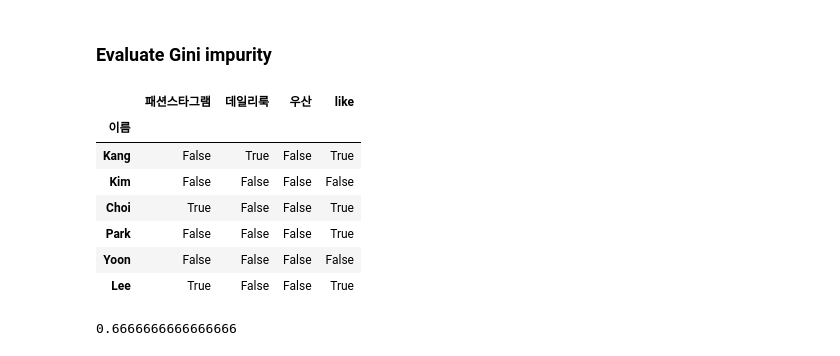
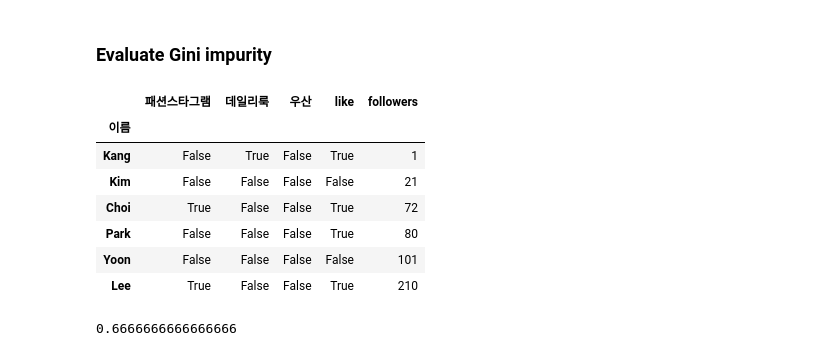
Before and after one commit to bwowby/DS, a Jupyter notebook: ir-basic/gini_impurity.ipynb, the cells around one changed output. Drawn from its saved outputs; the diff is of its cells as text; code cells hidden in the pictures.

```diff
--- a/ir-basic/gini_impurity.ipynb
+++ b/ir-basic/gini_impurity.ipynb
@@ -7,25 +7,26 @@ import pandas as pd
 # %%
 data = {
     '이름': ["Kang", "Kim", "Choi", "Park", "Yoon", "Lee"],
     '데일리룩': [True, False, False, False, False, False],
     '패션스타그램': [False, False, True, False, False, True],
     '우산': [False, False, False, False, False, False],
-    'like': [True, False, True, True, False, True]
+    'like': [True, False, True, True, False, True],
+    'followers' : [1,21,72,80,101,210]
 }
 
 data = pd.DataFrame(data)
 data = data.set_index("이름")
-data = data[["패션스타그램", "데일리룩", "우산", "like"]]
+data = data[["패션스타그램", "데일리룩", "우산", "like", "followers"]]
 data
 # %% [output]
-|  | 패션스타그램 | 데일리룩 | 우산 | like |
-| 이름 |  |  |  |  |
-| Kang | False | True | False | True |
-| Kim | False | False | False | False |
-| Choi | True | False | False | True |
-| Park | False | False | False | True |
-| Yoon | False | False | False | False |
-| Lee | True | False | False | True |
+|  | 패션스타그램 | 데일리룩 | 우산 | like | followers |
+| 이름 |  |  |  |  |  |
+| Kang | False | True | False | True | 1 |
+| Kim | False | False | False | False | 21 |
+| Choi | True | False | False | True | 72 |
+| Park | False | False | False | True | 80 |
+| Yoon | False | False | False | False | 101 |
+| Lee | True | False | False | True | 210 |
 # %%
 def evaluate_gini_impurity(data) :
 
```
Also changed, not shown: parts of 5 cells of this notebook.
